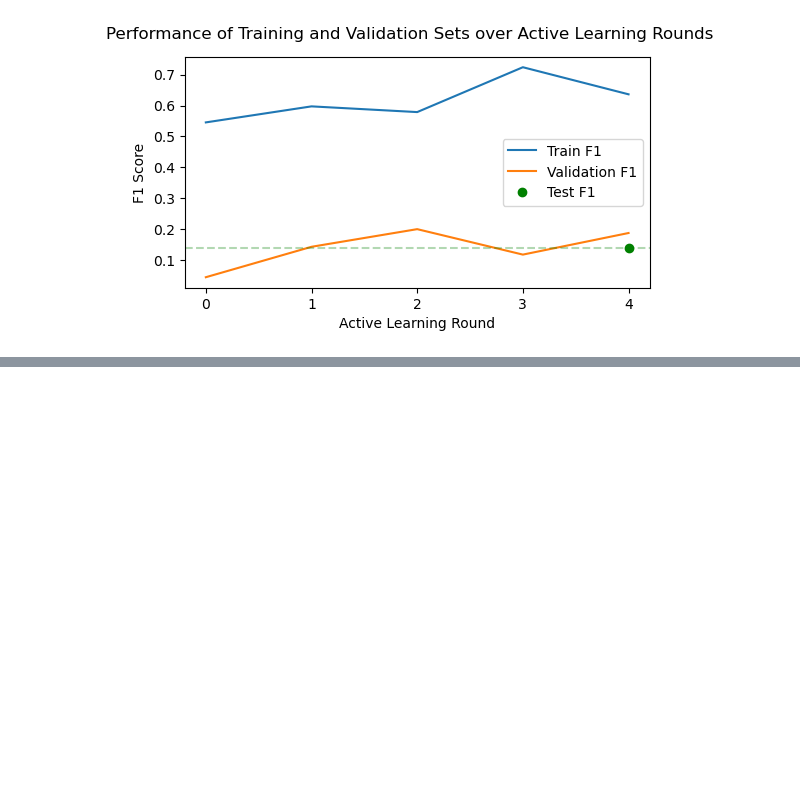
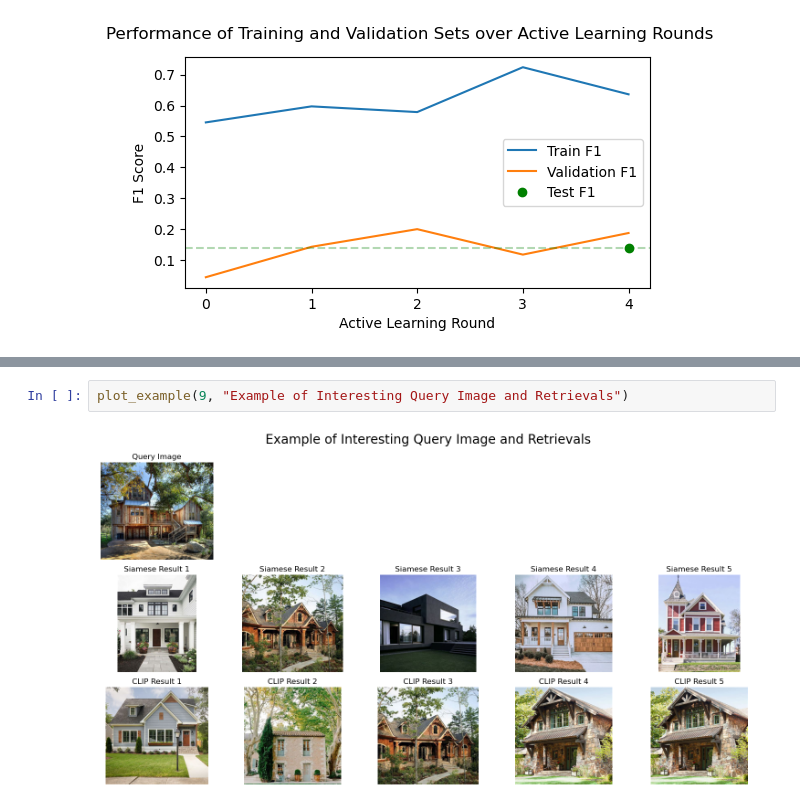
Before and after one commit to NaomiDerel/Image_Search, a Jupyter notebook: report_results/experimental_results.ipynb, the cells around one changed output, grey strips where cells are left out. Cells and saved outputs as stored; diff of their text form; blank space fills up the shorter version.

```diff
--- a/report_results/experimental_results.ipynb
+++ b/report_results/experimental_results.ipynb
@@ -59,0 +127,4 @@ queries = ["114_dd2dcd98.jpg", "539_897f21ca.jpg", "078_d09c7ede.jpg", "003_4600
+# %%
+plot_example(9, "Example of Interesting Query Image and Retrievals")
+# %% [output]
+[figure, added]
```
Also changed, not shown: parts of 7 cells of this notebook, 13 other files.
